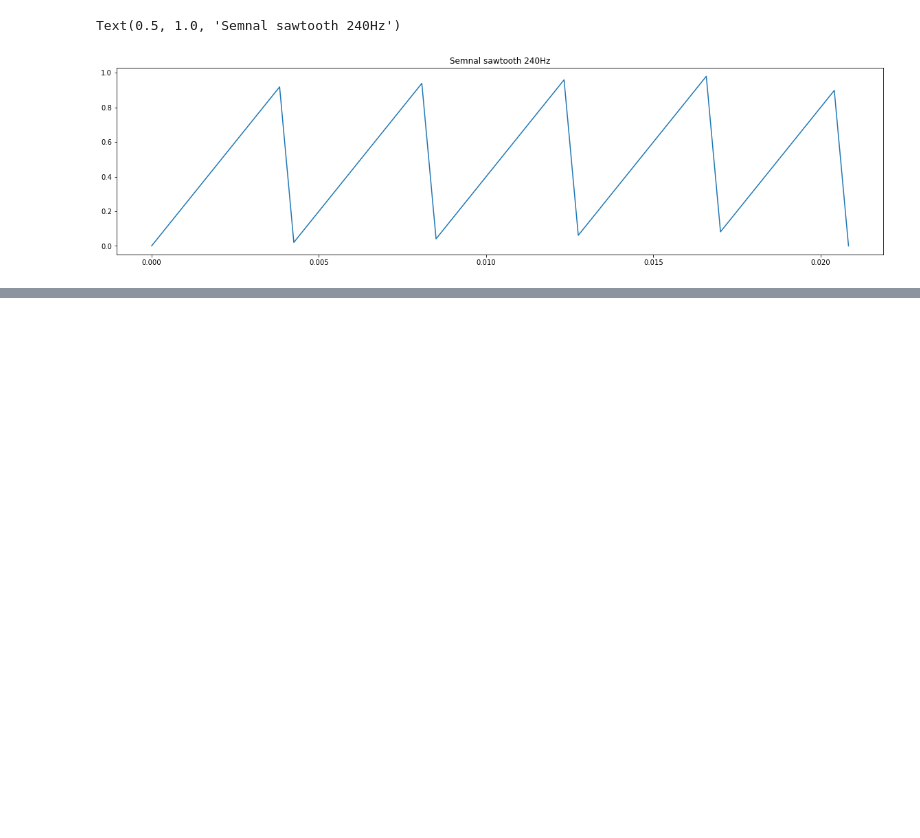
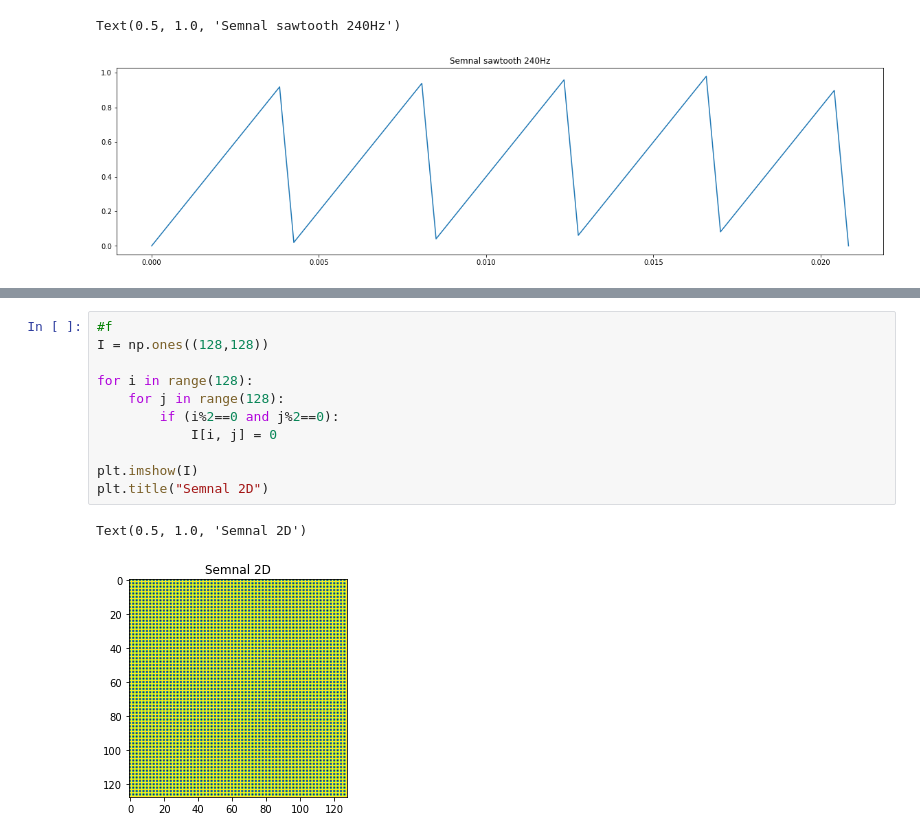
Before and after one commit to TomaBlogu/proc-sem, a Jupyter notebook: lab1/ex2.ipynb, the cells around one changed output, grey strips where cells are left out. Drawn from its saved outputs; the diff is of its cells as text; blank space fills up the shorter version.

```diff
--- a/lab1/ex2.ipynb
+++ b/lab1/ex2.ipynb
@@ -33,0 +51,14 @@ Text(0.5, 1.0, 'Semnal sawtooth 240Hz')
+# %%
+#f
+I = np.ones((128,128))
+
+for i in range(128):
+    for j in range(128):
+        if (i%2==0 and j%2==0):
+            I[i, j] = 0
+
+plt.imshow(I)
+plt.title("Semnal 2D")
+# %% [output]
+Text(0.5, 1.0, 'Semnal 2D')
+[figure, added]
```
Also changed, not shown: parts of 2 cells of this notebook, 7 other files.
